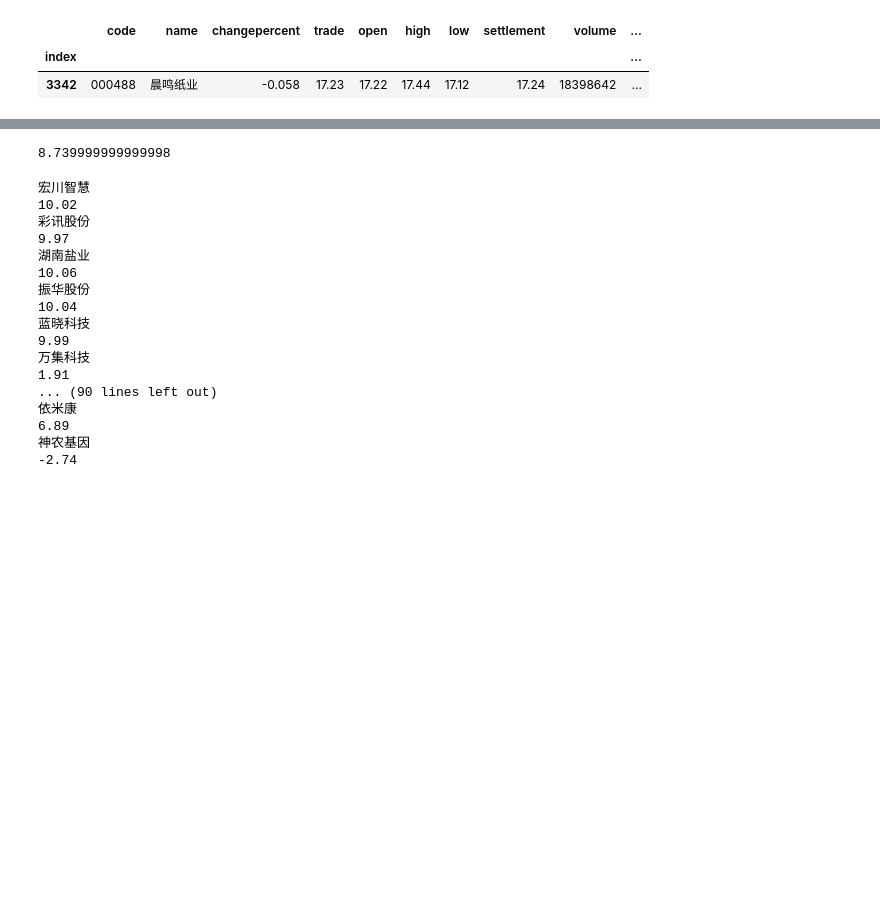
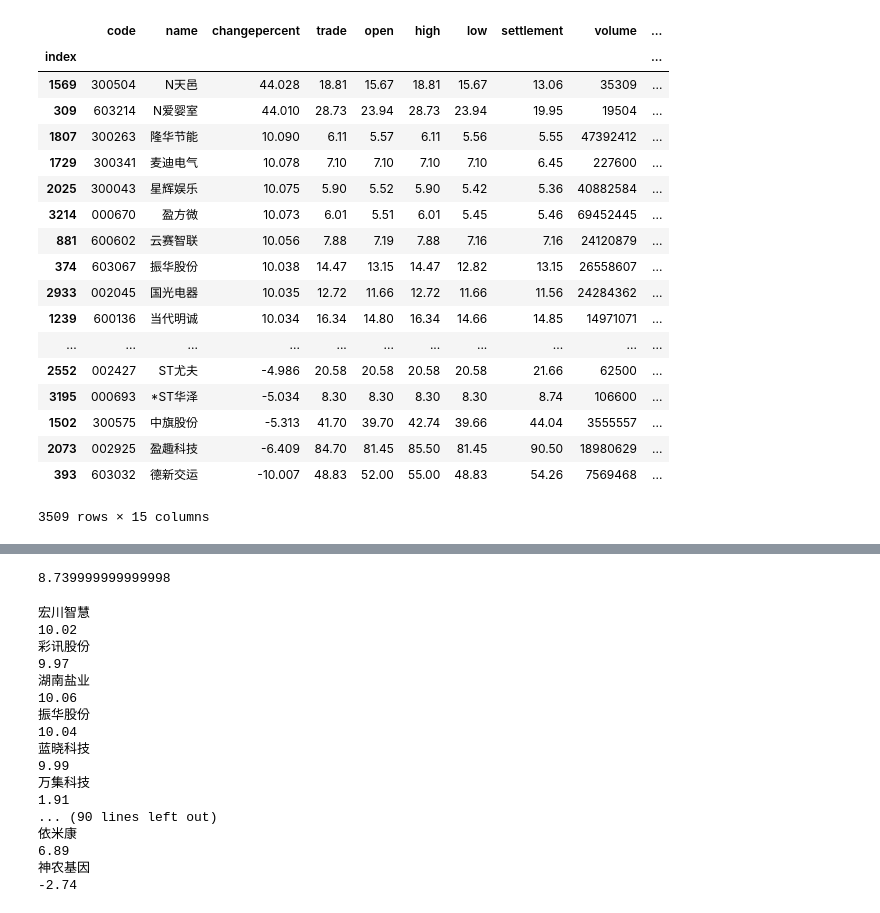
Before and after one commit to Rockyzsu/stock, a Jupyter notebook: query.ipynb, the cells around one changed output, grey strips where cells are left out. Drawn from its saved outputs; the diff is of its cells as text; code cells hidden in the pictures; blank space fills up the shorter version.

```diff
--- a/query.ipynb
+++ b/query.ipynb
@@ -13,10 +17,25 @@ OperationalError: (pymysql.err.OperationalError) (2003, "Can't connect to MySQL
-# %%
-name=[u'晨鸣纸业']
-df[df['name'].isin(name)]
-# %% [output]
-|  | code | name | changepercent | trade | open | high | low | settlement | volume | ... |
-| index |  |  |  |  |  |  |  |  |  | ... |
-| 3342 | 000488 | 晨鸣纸业 | -0.058 | 17.23 | 17.22 | 17.44 | 17.12 | 17.24 | 18398642 | ... |
+# %%
+df.sort_values(by='changepercent',ascending=False)
+# %% [output]
+|  | code | name | changepercent | trade | open | high | low | settlement | volume | ... |
+| index |  |  |  |  |  |  |  |  |  | ... |
+| 1569 | 300504 | N天邑 | 44.028 | 18.81 | 15.67 | 18.81 | 15.67 | 13.06 | 35309 | ... |
+| 309 | 603214 | N爱婴室 | 44.010 | 28.73 | 23.94 | 28.73 | 23.94 | 19.95 | 19504 | ... |
+| 1807 | 300263 | 隆华节能 | 10.090 | 6.11 | 5.57 | 6.11 | 5.56 | 5.55 | 47392412 | ... |
+| 1729 | 300341 | 麦迪电气 | 10.078 | 7.10 | 7.10 | 7.10 | 7.10 | 6.45 | 227600 | ... |
+| 2025 | 300043 | 星辉娱乐 | 10.075 | 5.90 | 5.52 | 5.90 | 5.42 | 5.36 | 40882584 | ... |
+| 3214 | 000670 | 盈方微 | 10.073 | 6.01 | 5.51 | 6.01 | 5.45 | 5.46 | 69452445 | ... |
+| 881 | 600602 | 云赛智联 | 10.056 | 7.88 | 7.19 | 7.88 | 7.16 | 7.16 | 24120879 | ... |
+| 374 | 603067 | 振华股份 | 10.038 | 14.47 | 13.15 | 14.47 | 12.82 | 13.15 | 26558607 | ... |
+| 2933 | 002045 | 国光电器 | 10.035 | 12.72 | 11.66 | 12.72 | 11.66 | 11.56 | 24284362 | ... |
+| 1239 | 600136 | 当代明诚 | 10.034 | 16.34 | 14.80 | 16.34 | 14.66 | 14.85 | 14971071 | ... |
+| ... | ... | ... | ... | ... | ... | ... | ... | ... | ... | ... |
+| 2552 | 002427 | ST尤夫 | -4.986 | 20.58 | 20.58 | 20.58 | 20.58 | 21.66 | 62500 | ... |
+| 3195 | 000693 | *ST华泽 | -5.034 | 8.30 | 8.30 | 8.30 | 8.30 | 8.74 | 106600 | ... |
+| 1502 | 300575 | 中旗股份 | -5.313 | 41.70 | 39.70 | 42.74 | 39.66 | 44.04 | 3555557 | ... |
+| 2073 | 002925 | 盈趣科技 | -6.409 | 84.70 | 81.45 | 85.50 | 81.45 | 90.50 | 18980629 | ... |
+| 393 | 603032 | 德新交运 | -10.007 | 48.83 | 52.00 | 55.00 | 48.83 | 54.26 | 7569468 | ... |
+3509 rows × 15 columns
 # %%
 #查看黑名单个股的涨跌幅
 engine=get_engine('db_stock')
```
Also changed, not shown: parts of 3 cells of this notebook, 3 other files.
